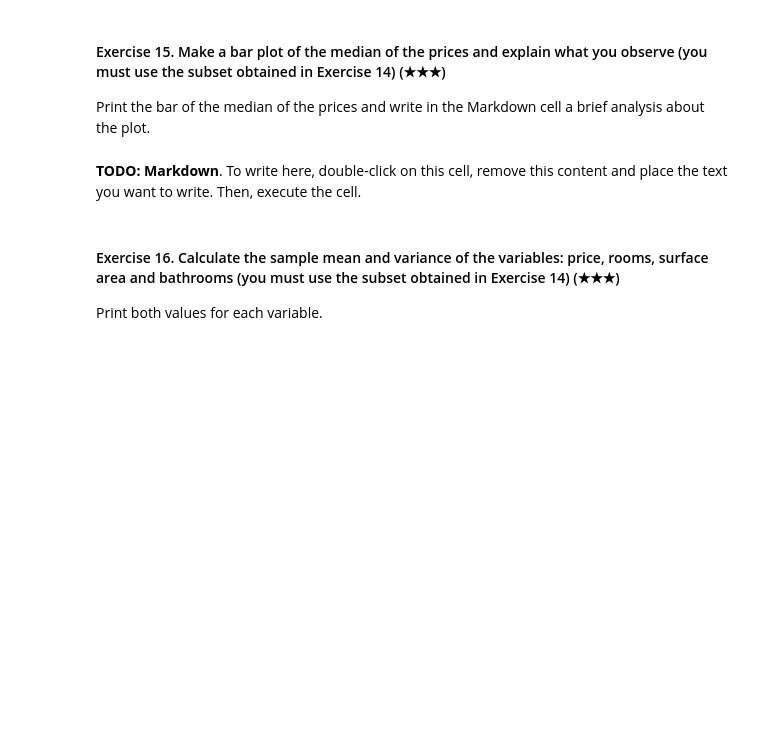
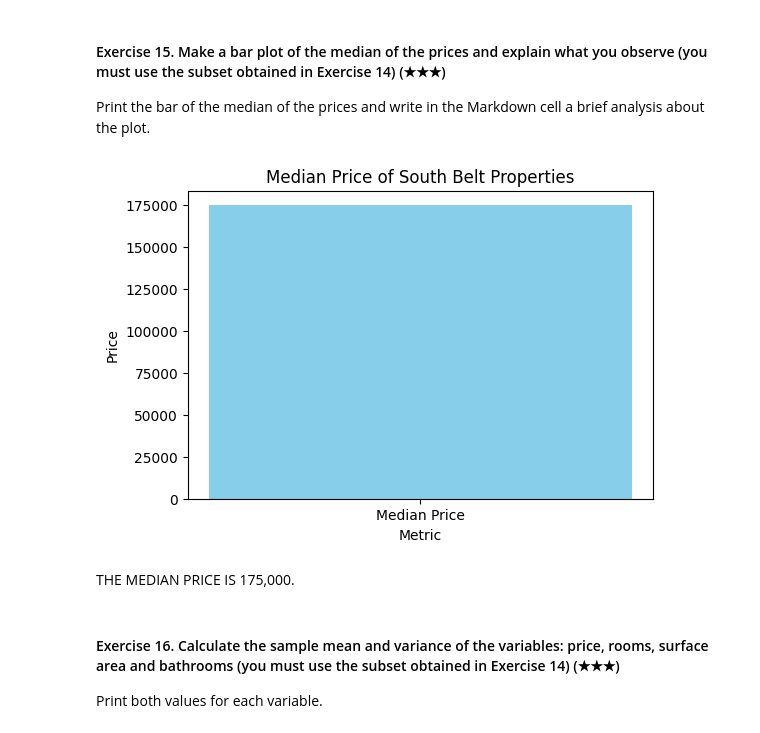
Before and after one commit to julfom/realestate-datacleanup-exercise-if, a Jupyter notebook: project.ipynb, the cells around one changed output. Saved outputs shown, nothing was run; the diff lists cells and outputs as text; code cells hidden in the pictures; blank space fills up the shorter version.

```diff
--- a/project.ipynb
+++ b/project.ipynb
@@ -307,9 +307,19 @@ print(sb_lvl5)
 
 Print the bar of the median of the prices and write in the Markdown cell a brief analysis about the plot.
 # %%
-# TODO: Code
+# TODO:
+median_price = sb_lvl5['price'].median()
+plt.figure(figsize=(6, 4))
+plt.bar(['Median Price'], [median_price], color='skyblue')
+plt.xlabel('Metric')
+plt.ylabel('Price')
+plt.title('Median Price of South Belt Properties')
+
+plt.show()
+# %% [output]
+[figure, added]
 # %% [markdown]
-**TODO: Markdown**. To write here, double-click on this cell, remove this content and place the text you want to write. Then, execute the cell.
+THE MEDIAN PRICE IS 175,000.
 # %% [markdown]
 #### Exercise 16. Calculate the sample mean and variance of the variables: price, rooms, surface area and bathrooms (you must use the subset obtained in Exercise 14) (★★★)
 
```
Also changed, not shown: parts of 3 cells of this notebook.
